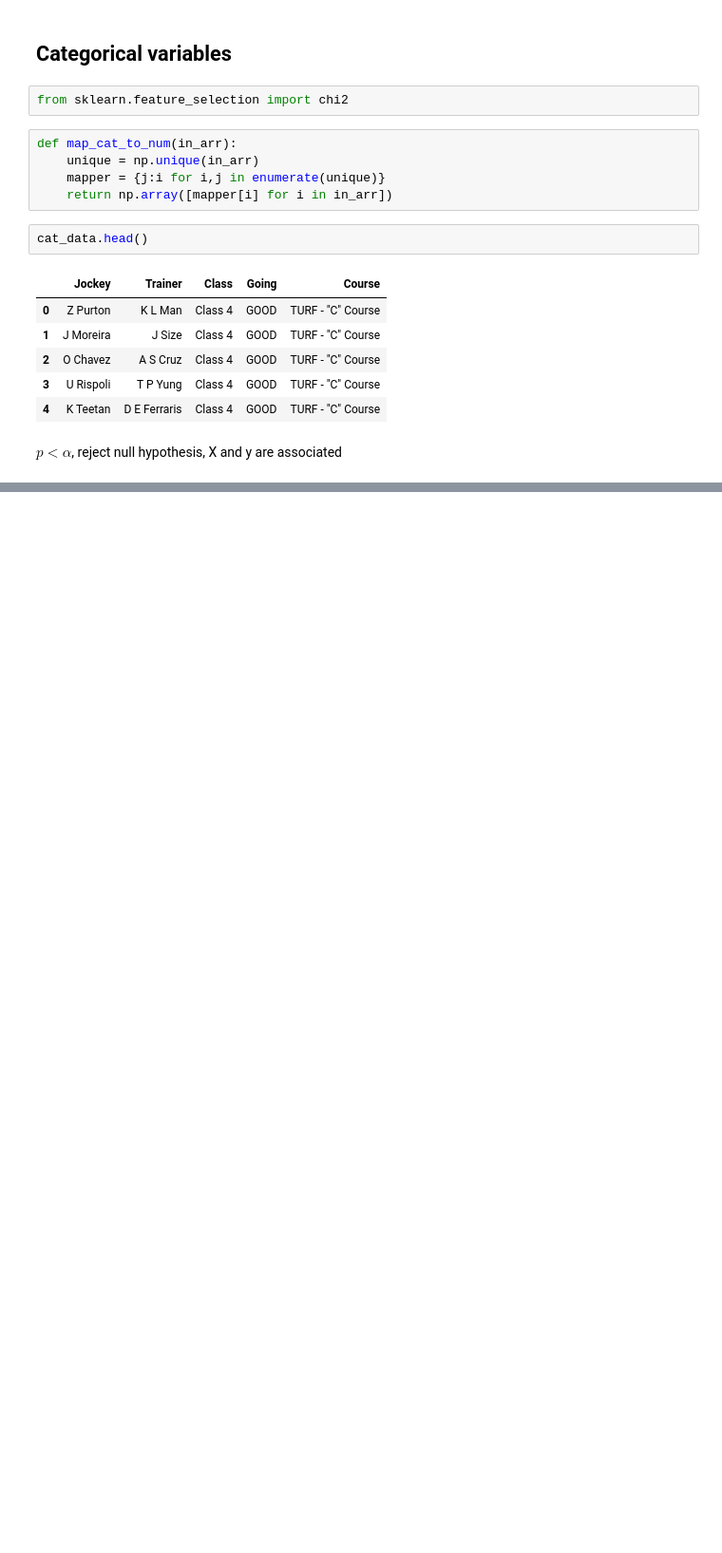
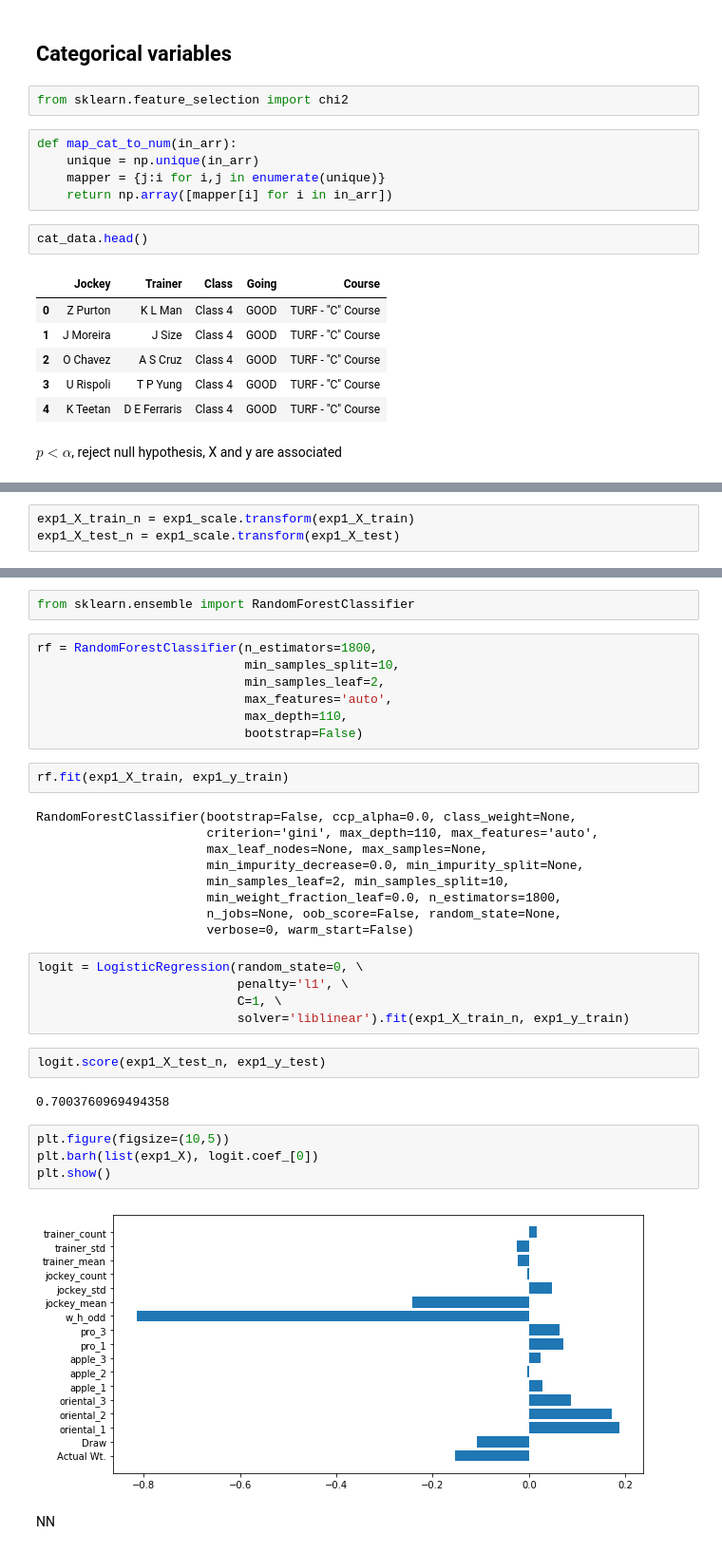
Before and after one commit to esmondhkchu/coolorangejuice, a Jupyter notebook: model/model_experiments_5_16_2020.ipynb, the cells around one changed output, grey strips where cells are left out. Shown at 95% size. Cells and saved outputs as stored; diff of their text form; blank space fills up the shorter version.

```diff
--- a/model/model_experiments_5_16_2020.ipynb
+++ b/model/model_experiments_5_16_2020.ipynb
@@ -161,0 +245,3 @@ Name: Course, dtype: float64
+# %%
+exp1_X_train_n = exp1_scale.transform(exp1_X_train)
+exp1_X_test_n = exp1_scale.transform(exp1_X_test)
@@ -161,0 +250,37 @@ Name: Course, dtype: float64
+# %%
+from sklearn.ensemble import RandomForestClassifier
+# %%
+rf = RandomForestClassifier(n_estimators=1800,
+                            min_samples_split=10,
+                            min_samples_leaf=2,
+                            max_features='auto',
+                            max_depth=110,
+                            bootstrap=False)
+# %%
+rf.fit(exp1_X_train, exp1_y_train)
+# %% [output]
+RandomForestClassifier(bootstrap=False, ccp_alpha=0.0, class_weight=None,
+                       criterion='gini', max_depth=110, max_features='auto',
+                       max_leaf_nodes=None, max_samples=None,
+                       min_impurity_decrease=0.0, min_impurity_split=None,
+                       min_samples_leaf=2, min_samples_split=10,
+                       min_weight_fraction_leaf=0.0, n_estimators=1800,
+                       n_jobs=None, oob_score=False, random_state=None,
+                       verbose=0, warm_start=False)
+# %%
+logit = LogisticRegression(random_state=0, \
+                           penalty='l1', \
+                           C=1, \
+                           solver='liblinear').fit(exp1_X_train_n, exp1_y_train)
+# %%
+logit.score(exp1_X_test_n, exp1_y_test)
+# %% [output]
+0.7003760969494358
+# %%
+plt.figure(figsize=(10,5))
+plt.barh(list(exp1_X), logit.coef_[0])
+plt.show()
+# %% [output]
+[figure, added]
+# %% [markdown]
+NN
```
Also changed, not shown: parts of 36 cells of this notebook.
